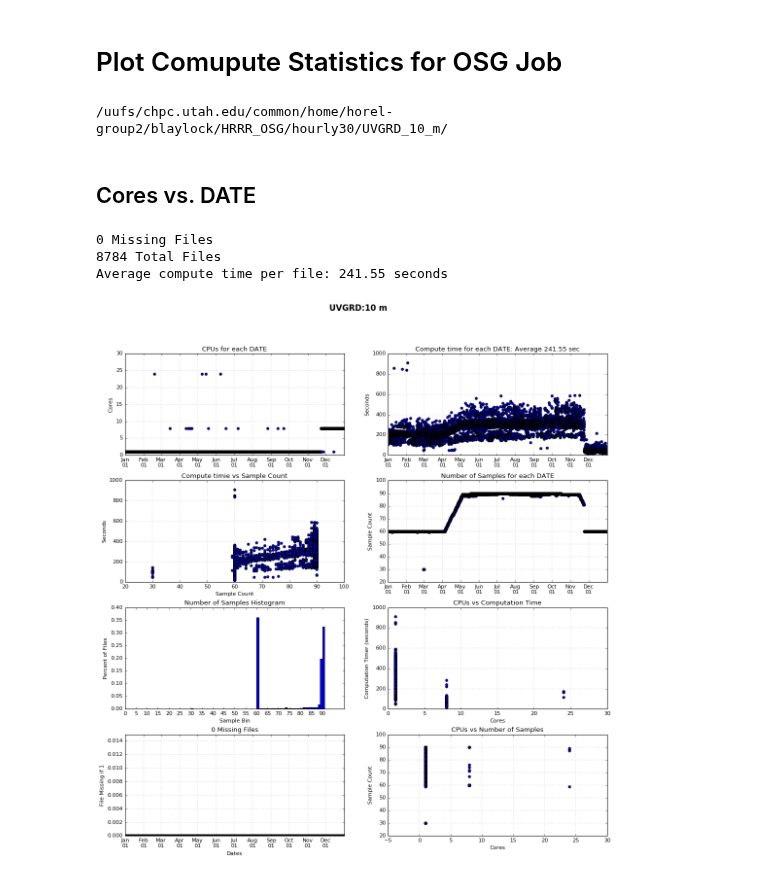
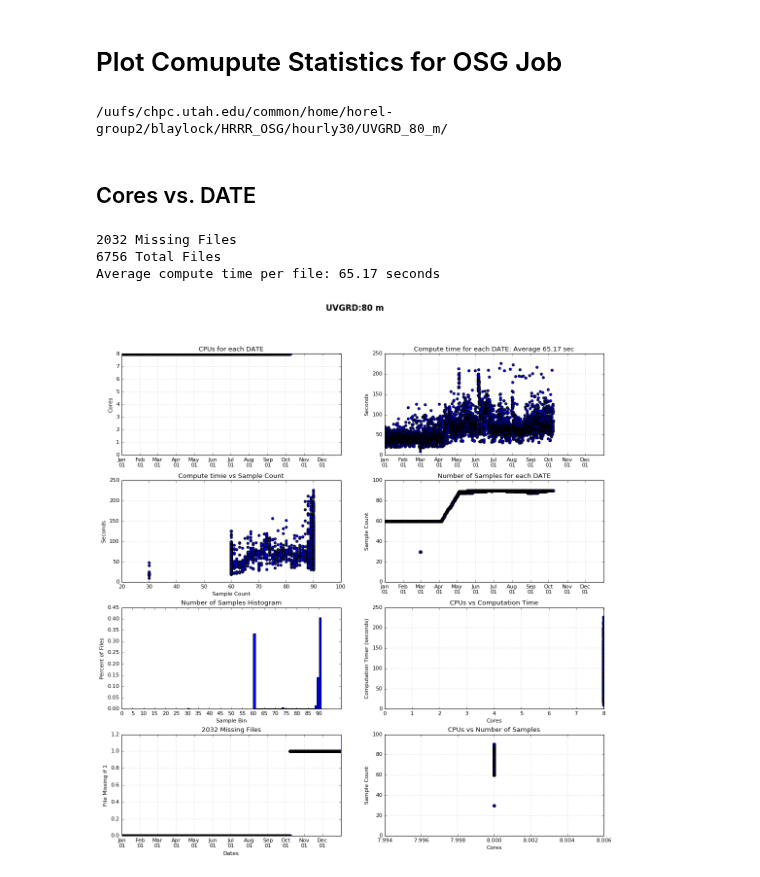
Before and after one commit to blaylockbk/pyBKB_v2, a Jupyter notebook: OpenScienceGrid/OSG_JOB_STATS.ipynb, the cells around one changed output. Cells and saved outputs as stored; diff of their text form; code cells hidden in the pictures.

```diff
--- a/OpenScienceGrid/OSG_JOB_STATS.ipynb
+++ b/OpenScienceGrid/OSG_JOB_STATS.ipynb
@@ -41,14 +41,14 @@ def get_field_MP(inputs):
         #print "missing:", FILE
         return np.nan
 # %%
-var = 'UVGRD:10 m'
+var = 'UVGRD:80 m'
 
 variable = var.replace(':', '_').replace(' ', '_')
 
 DIR = '/uufs/chpc.utah.edu/common/home/horel-group2/blaylock/HRRR_OSG/hourly30/%s/' % variable
 print DIR
 # %% [output]
-/uufs/chpc.utah.edu/common/home/horel-group2/blaylock/HRRR_OSG/hourly30/UVGRD_10_m/
+/uufs/chpc.utah.edu/common/home/horel-group2/blaylock/HRRR_OSG/hourly30/UVGRD_80_m/
 # %%
 months = range(1,13)
 days = [31, 29, 31, 30, 31, 30, 31, 31, 30, 31, 30, 31]
@@ -124,6 +124,7 @@ axes[1,1].set_ylabel('Sample Count')
 axes[1,1].xaxis.set_major_formatter(formatter)
 axes[1,1].grid()
 axes[1,1].set_xlim(DATES[0], DATES[-1])
+axes[1,1].set_ylim(0,100)
 
 axes[2,0].set_title('Number of Samples Histogram')
 a = axes[2,0].hist(count, bins=95, range=[0,95], normed=True)
@@ -142,34 +143,35 @@ axes[2,1].set_xlim(xmin=0)
 
 # Number of missing files
 NANS = []
 for a in cores:
     if np.isnan(a):
         NANS.append(1)
     else:
         NANS.append(0)
 
 print "%s Missing Files" % np.sum(NANS)
 
 axes[3,0].set_title('%s Missing Files' % np.sum(NANS))
 axes[3,0].scatter(DATES, NANS)
 axes[3,0].set_xlabel('Dates')
 axes[3,0].set_ylabel('File Missing if 1')
 axes[3,0].grid()
 axes[3,0].set_ylim(ymin=0)
 axes[3,0].set_xlim([DATES[0],DATES[-1]])
 axes[3,0].xaxis.set_major_formatter(formatter)
 
 axes[3,1].set_title('CPUs vs Number of Samples')
 axes[3,1].scatter(cores, count)
 axes[3,1].set_xlabel('Cores')
 axes[3,1].set_ylabel('Sample Count')
 axes[3,1].grid()
+axes[3,1].set_ylim(0,100)
 
 print len(os.listdir(DIR)), "Total Files"
 print 'Average compute time per file: %.2f seconds' % np.nanmean(Timer)
 plt.savefig('./figs/OSG_%s_JobStats.png' % var.replace(':','').replace(' ',''))
 # %% [output]
-0 Missing Files
-8784 Total Files
-Average compute time per file: 241.55 seconds
+2032 Missing Files
+6756 Total Files
+Average compute time per file: 65.17 seconds
-[figure, old version]
+[figure, new version]
```
Also changed, not shown: 21 other files.
